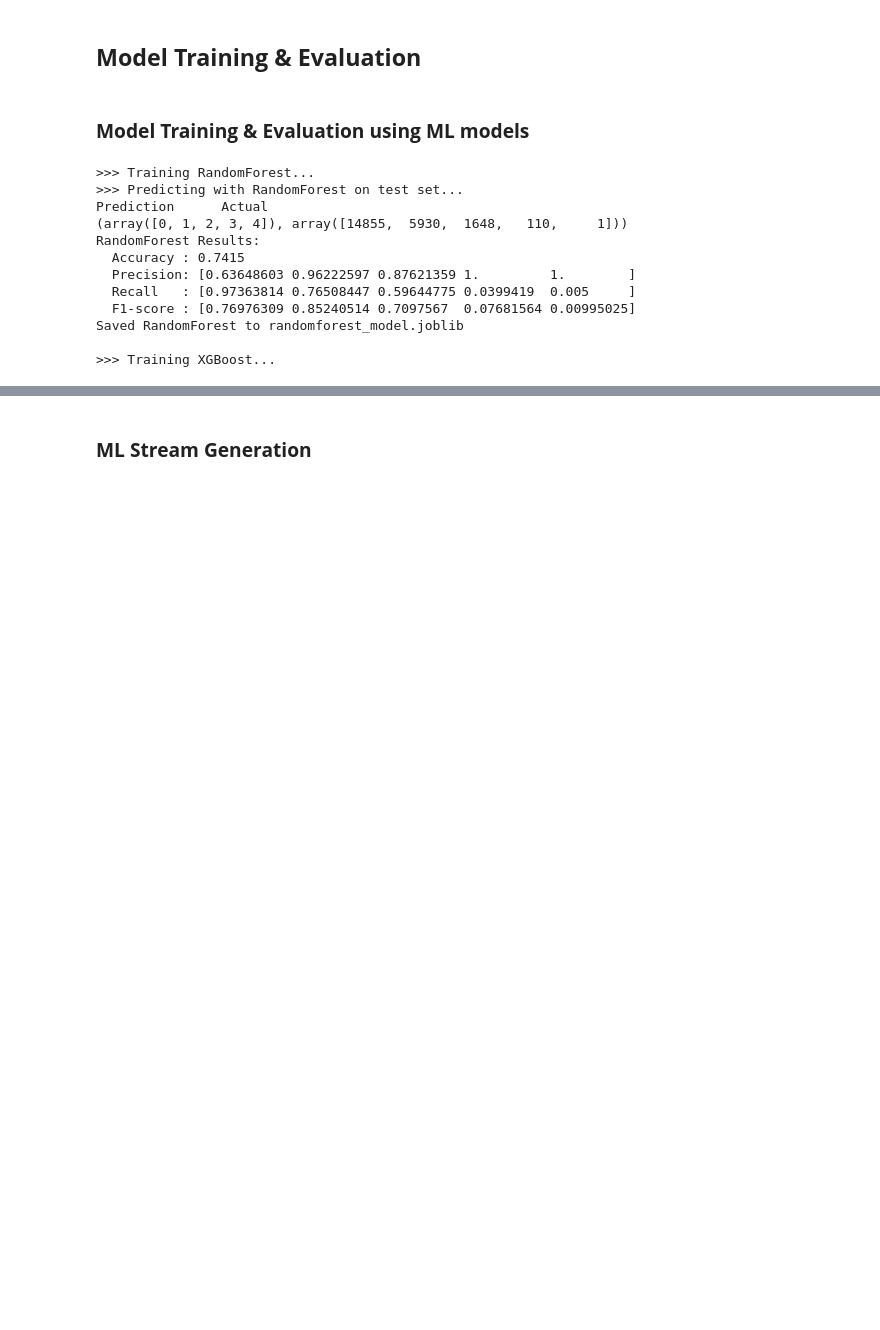
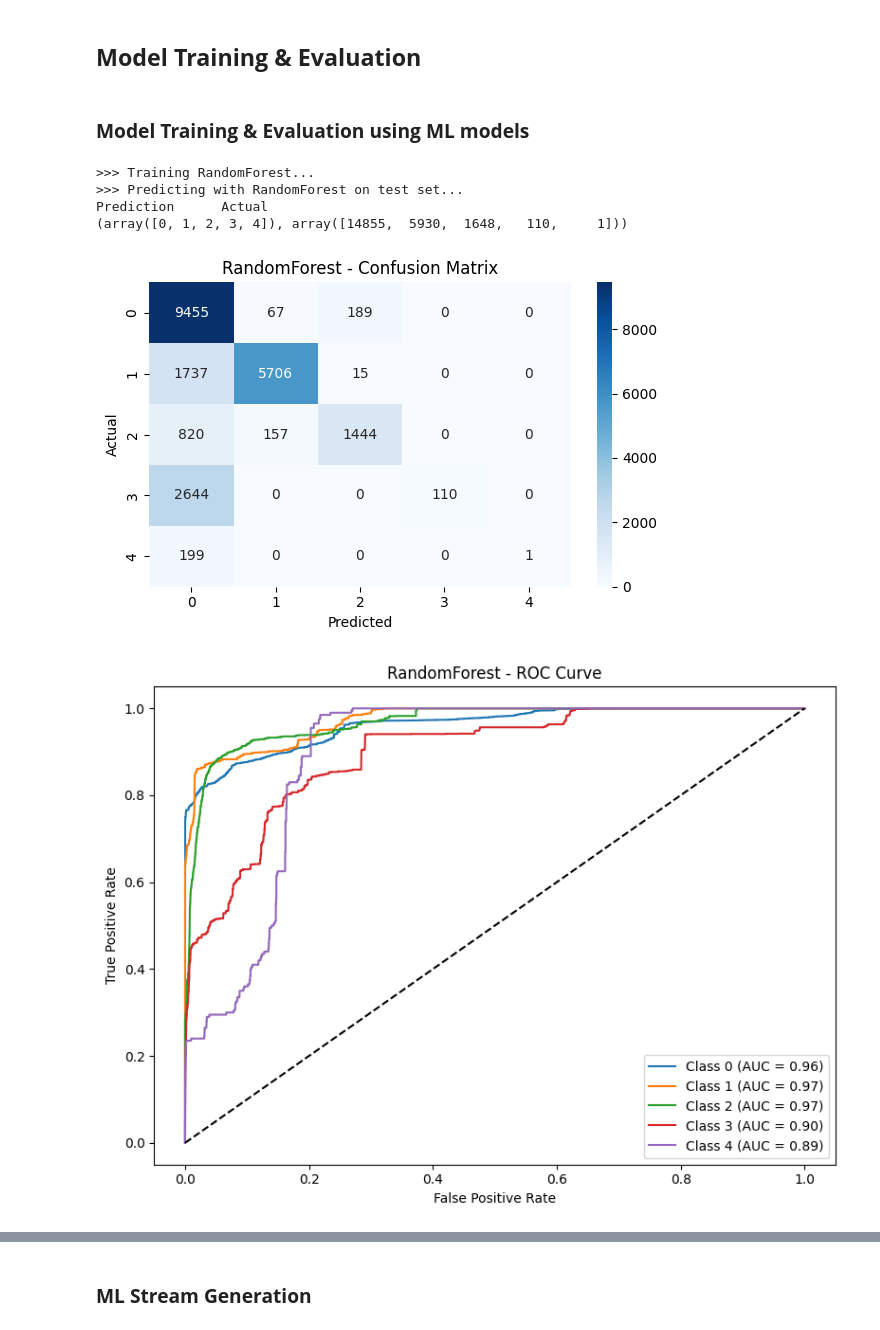
Before and after one commit to ksahil22/smart-intrusion-detection-system, a Jupyter notebook: AI_IDS.ipynb, the cells around one changed output, grey strips where cells are left out. Drawn from its saved outputs; the diff is of its cells as text; code cells hidden in the pictures; blank space fills up the shorter version.

Commit message:
Implemented Evaluation Metrics and Comparison.

```diff
--- a/AI_IDS.ipynb
+++ b/AI_IDS.ipynb
@@ -8,8 +8,8 @@ import numpy as np
 from sklearn.preprocessing import LabelEncoder, StandardScaler
 from sklearn.model_selection import train_test_split
 
-TRAIN_PATH = 'datasets/KDDTrain+.txt'
-TEST_PATH  = 'datasets/KDDTest+.txt'
+TRAIN_PATH = '/content/KDDTrain+.txt'
+TEST_PATH  = '/content/KDDTest+.txt'
 
 kdd_train = pd.read_csv(TRAIN_PATH, header=None)
 kdd_test = pd.read_csv(TEST_PATH,  header=None)
@@ -208,8 +208,13 @@ import joblib
 from sklearn.ensemble import RandomForestClassifier
 from xgboost import XGBClassifier
 from lightgbm import LGBMClassifier
+from sklearn.metrics import accuracy_score, precision_score, recall_score, f1_score, classification_report
+import matplotlib.pyplot as plt
+import seaborn as sns
+from sklearn.metrics import confusion_matrix, roc_auc_score, roc_curve, precision_recall_curve
+from sklearn.preprocessing import label_binarize
+import numpy as np
 
-from sklearn.metrics import accuracy_score, precision_score, recall_score, f1_score, classification_report
 
 models = {
     'RandomForest': RandomForestClassifier(
@@ -234,44 +239,78 @@ for name, model in models.items():
     y_pred = model.predict(X_test)
     print('Prediction\tActual')
     print(np.unique(y_pred, return_counts=True))
-    # k = 0
-    # for y in y_pred:
-    #     print(y, y_test[k], sep='\t')
+
+   # Confusion Matrix
+    cm = confusion_matrix(y_test, y_pred)
+    plt.figure(figsize=(6, 4))
+    sns.heatmap(cm, annot=True, fmt='d', cmap='Blues')
+    plt.title(f'{name} - Confusion Matrix')
+    plt.xlabel('Predicted')
+    plt.ylabel('Actual')
+    plt.tight_layout()
+    plt.show()
+
+    # ROC-AUC Curve
+    y_test_bin = label_binarize(y_test, classes=np.unique(y_test))
+    if hasattr(model, "predict_proba"):
+      y_score = model.predict_proba(X_test)
+      n_classes = y_test_bin.shape[1]
+
+      plt.figure(figsize=(8, 6))
+      for i in range(n_classes):
+        fpr, tpr, _ = roc_curve(y_test_bin[:, i], y_score[:, i])
+        auc = roc_auc_score(y_test_bin[:, i], y_score[:, i])
+        plt.plot(fpr, tpr, label=f'Class {i} (AUC = {auc:.2f})')
+      plt.plot([0, 1], [0, 1], 'k--')
+      plt.xlabel('False Positive Rate')
+      plt.ylabel('True Positive Rate')
+      plt.title(f'{name} - ROC Curve')
+      plt.legend(loc='lower right')
+      plt.tight_layout()
+      plt.show()
+
+    # Precision-Recall Curve
+    if hasattr(model, "predict_proba"):
+        plt.figure(figsize=(8, 6))
+        for i in range(n_classes):
+            precision, recall, _ = precision_recall_curve(y_test_bin[:, i], y_score[:, i])
+            plt.plot(recall, precision, label=f'Class {i}')
+        plt.xlabel('Recall')
+        plt.ylabel('Precision')
+        plt.title(f'{name} - Precision-Recall Curve')
+        plt.legend(loc='lower left')
+        plt.grid(True)
+        plt.tight_layout()
+        plt.show()
 
     # Compute metrics
     acc = accuracy_score(y_test, y_pred)
     prec = precision_score(y_test, y_pred, average=None)
     rec = recall_score(y_test, y_pred, average=None)
     f1 = f1_score(y_test, y_pred, average=None)
 
     results[name] = {'accuracy': acc, 'precision': prec, 'recall': rec, 'f1': f1}
 
     print(f"{name} Results:")
     print(f"  Accuracy : {acc:.4f}")
     print(f"  Precision: {prec}")
     print(f"  Recall   : {rec}")
     print(f"  F1-score : {f1}")
 
     # Saving the models
     joblib.dump(model, f"{name.lower()}_model.joblib")
     print(f"Saved {name} to {name.lower()}_model.joblib")
 
 # Summary Table
 import pandas as pd
 df_results = pd.DataFrame(results).T
 df_results = df_results[['accuracy','precision','recall','f1']]  # reorder
 print("\n=== Model Comparison ===")
 print(df_results)
 # %% [output]
 >>> Training RandomForest...
 >>> Predicting with RandomForest on test set...
 Prediction      Actual
 (array([0, 1, 2, 3, 4]), array([14855,  5930,  1648,   110,     1]))
-RandomForest Results:
-  Accuracy : 0.7415
-  Precision: [0.63648603 0.96222597 0.87621359 1.         1.        ]
-  Recall   : [0.97363814 0.76508447 0.59644775 0.0399419  0.005     ]
-  F1-score : [0.76976309 0.85240514 0.7097567  0.07681564 0.00995025]
-Saved RandomForest to randomforest_model.joblib
-
->>> Training XGBoost...
+[figure, added]
+[figure, added]
```
Also changed, not shown: parts of 10 cells of this notebook.
